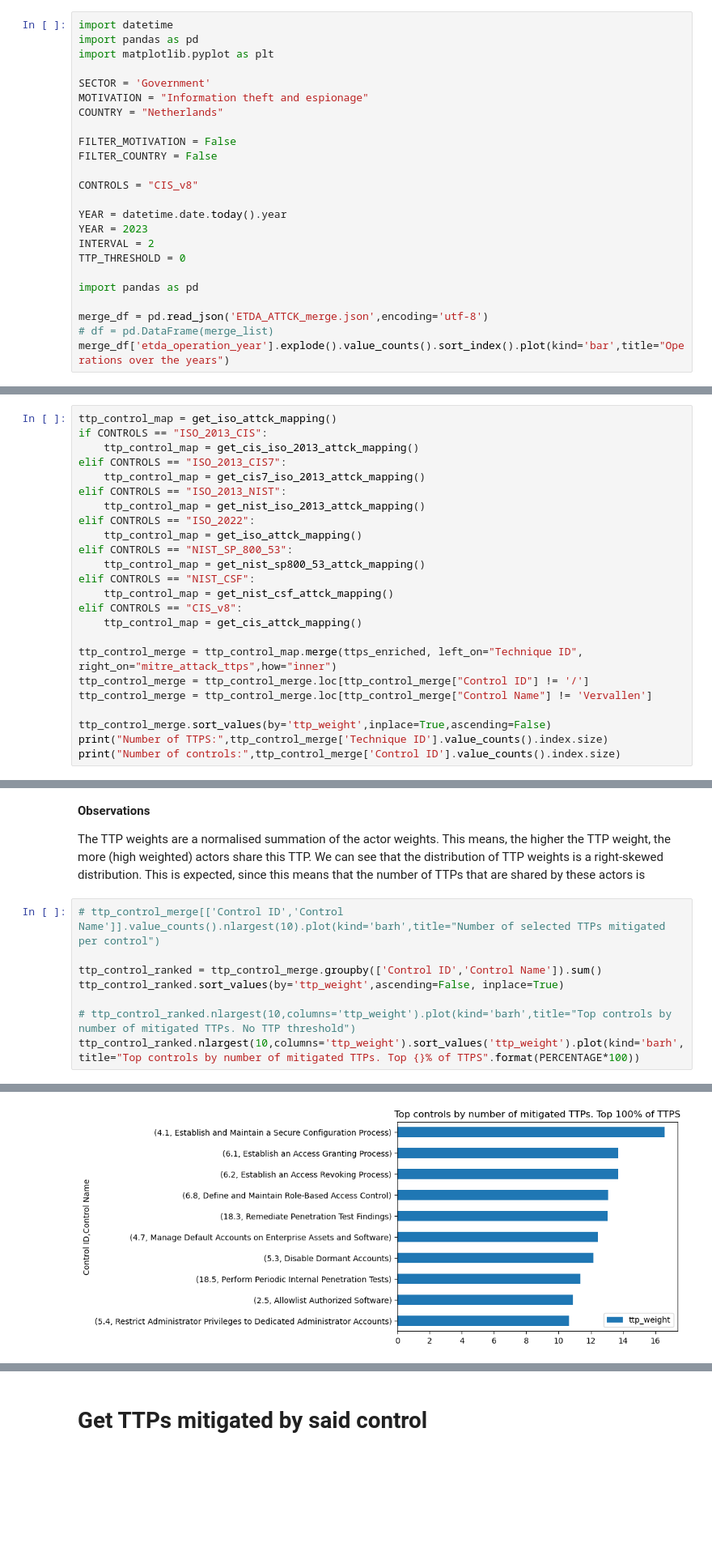
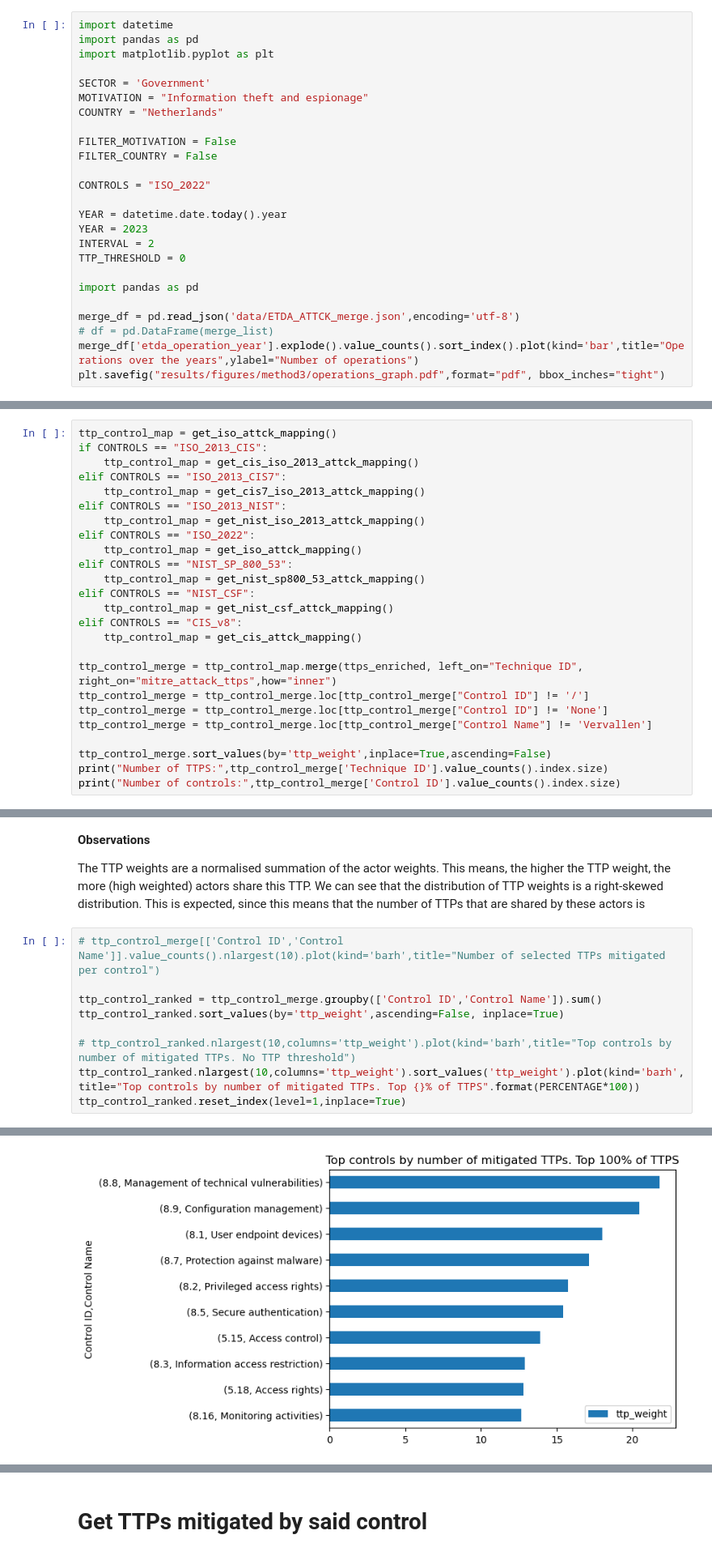
Before and after one commit to AbeWinters/Threat-Profiles-for-Control-Prioritization, a Jupyter notebook: Method 3_2.ipynb, the cells around one changed output, grey strips where cells are left out. Shown at 81% size. Cells and saved outputs as stored; diff of their text form; blank space fills up the shorter version.

Commit message:
Improve method 3 usability

```diff
--- a/Method 3_2.ipynb
+++ b/Method 3_2.ipynb
@@ -23,7 +33,7 @@ COUNTRY = "Netherlands"
 FILTER_MOTIVATION = False
 FILTER_COUNTRY = False
 
-CONTROLS = "CIS_v8"
+CONTROLS = "ISO_2022"
 
 YEAR = datetime.date.today().year
 YEAR = 2023
@@ -32,7 +42,8 @@ TTP_THRESHOLD = 0
 
 import pandas as pd
 
-merge_df = pd.read_json('ETDA_ATTCK_merge.json',encoding='utf-8')
+merge_df = pd.read_json('data/ETDA_ATTCK_merge.json',encoding='utf-8')
 # df = pd.DataFrame(merge_list)
-merge_df['etda_operation_year'].explode().value_counts().sort_index().plot(kind='bar',title="Operations over the years")
+merge_df['etda_operation_year'].explode().value_counts().sort_index().plot(kind='bar',title="Operations over the years",ylabel="Number of operations")
+plt.savefig("results/figures/method3/operations_graph.pdf",format="pdf", bbox_inches="tight")
 # %% [output]
@@ -426,6 +451,7 @@ elif CONTROLS == "CIS_v8":
 
 ttp_control_merge = ttp_control_map.merge(ttps_enriched, left_on="Technique ID", right_on="mitre_attack_ttps",how="inner")
 ttp_control_merge = ttp_control_merge.loc[ttp_control_merge["Control ID"] != '/']
+ttp_control_merge = ttp_control_merge.loc[ttp_control_merge["Control ID"] != 'None']
 ttp_control_merge = ttp_control_merge.loc[ttp_control_merge["Control Name"] != 'Vervallen']
 
 ttp_control_merge.sort_values(by='ttp_weight',inplace=True,ascending=False)
@@ -455,4 +481,5 @@ ttp_control_ranked.sort_values(by='ttp_weight',ascending=False, inplace=True)
 
 # ttp_control_ranked.nlargest(10,columns='ttp_weight').plot(kind='barh',title="Top controls by number of mitigated TTPs. No TTP threshold")
 ttp_control_ranked.nlargest(10,columns='ttp_weight').sort_values('ttp_weight').plot(kind='barh',title="Top controls by number of mitigated TTPs. Top {}% of TTPS".format(PERCENTAGE*100))
+ttp_control_ranked.reset_index(level=1,inplace=True)
 # %% [output]
@@ -460 +486 @@ ttp_control_ranked.nlargest(10,columns='ttp_weight').sort_values('ttp_weight').p
-[figure, old version]
+[figure, new version]
```
Also changed, not shown: parts of 21 cells of this notebook, 18 other files.
